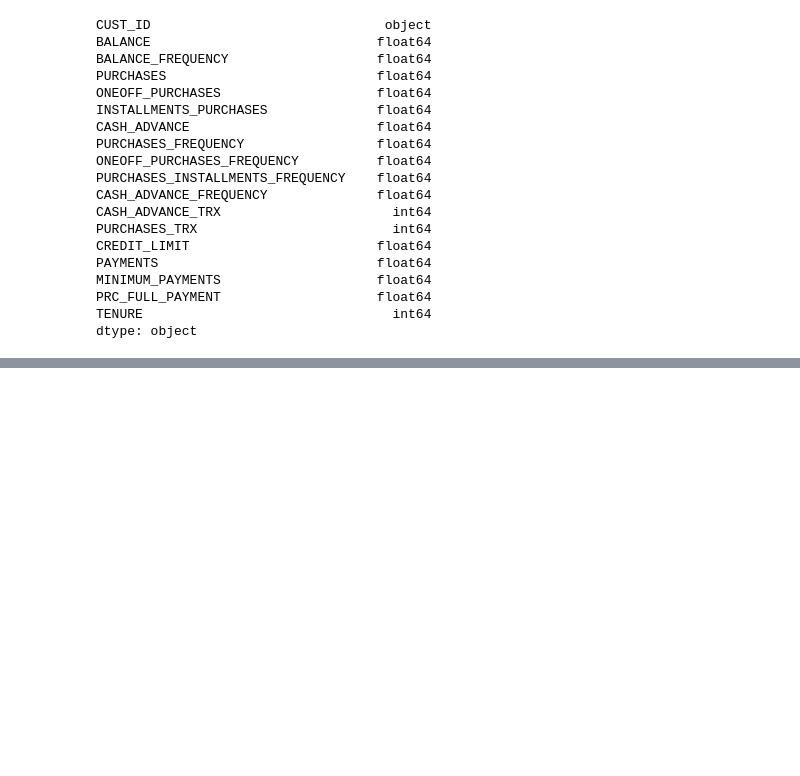
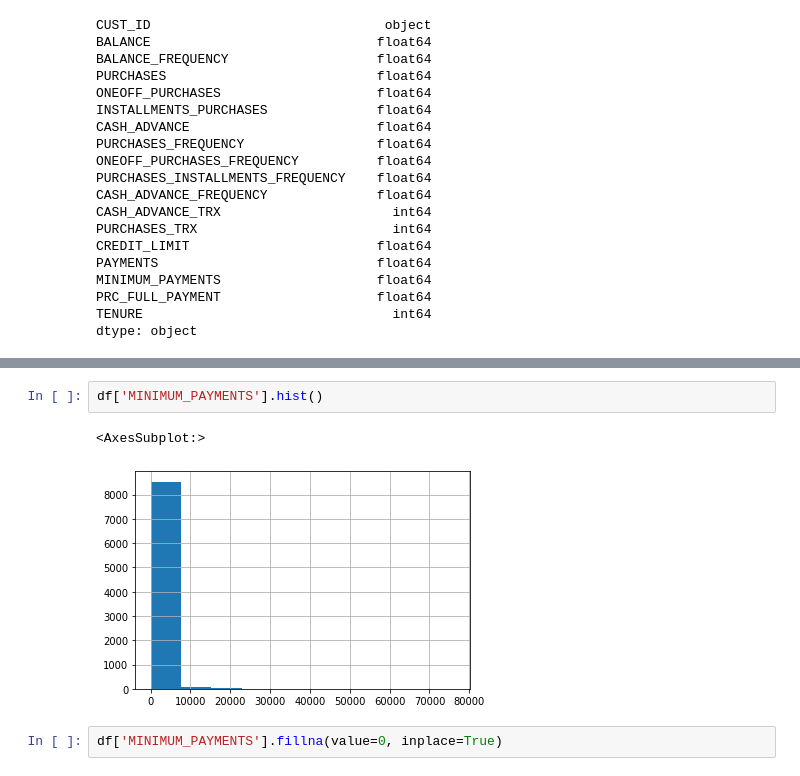
Before and after one commit to LeventSoykan/Credit_Card_Data_Clustering, a Jupyter notebook: clustering.ipynb, the cells around one changed output, grey strips where cells are left out. Drawn from its saved outputs; the diff is of its cells as text; blank space fills up the shorter version.

```diff
--- a/clustering.ipynb
+++ b/clustering.ipynb
@@ -70,0 +114,7 @@ df.describe().T
+# %%
+df['MINIMUM_PAYMENTS'].hist()
+# %% [output]
+<AxesSubplot:>
+[figure, added]
+# %%
+df['MINIMUM_PAYMENTS'].fillna(value=0, inplace=True)
```
Also changed, not shown: parts of 14 cells of this notebook.
